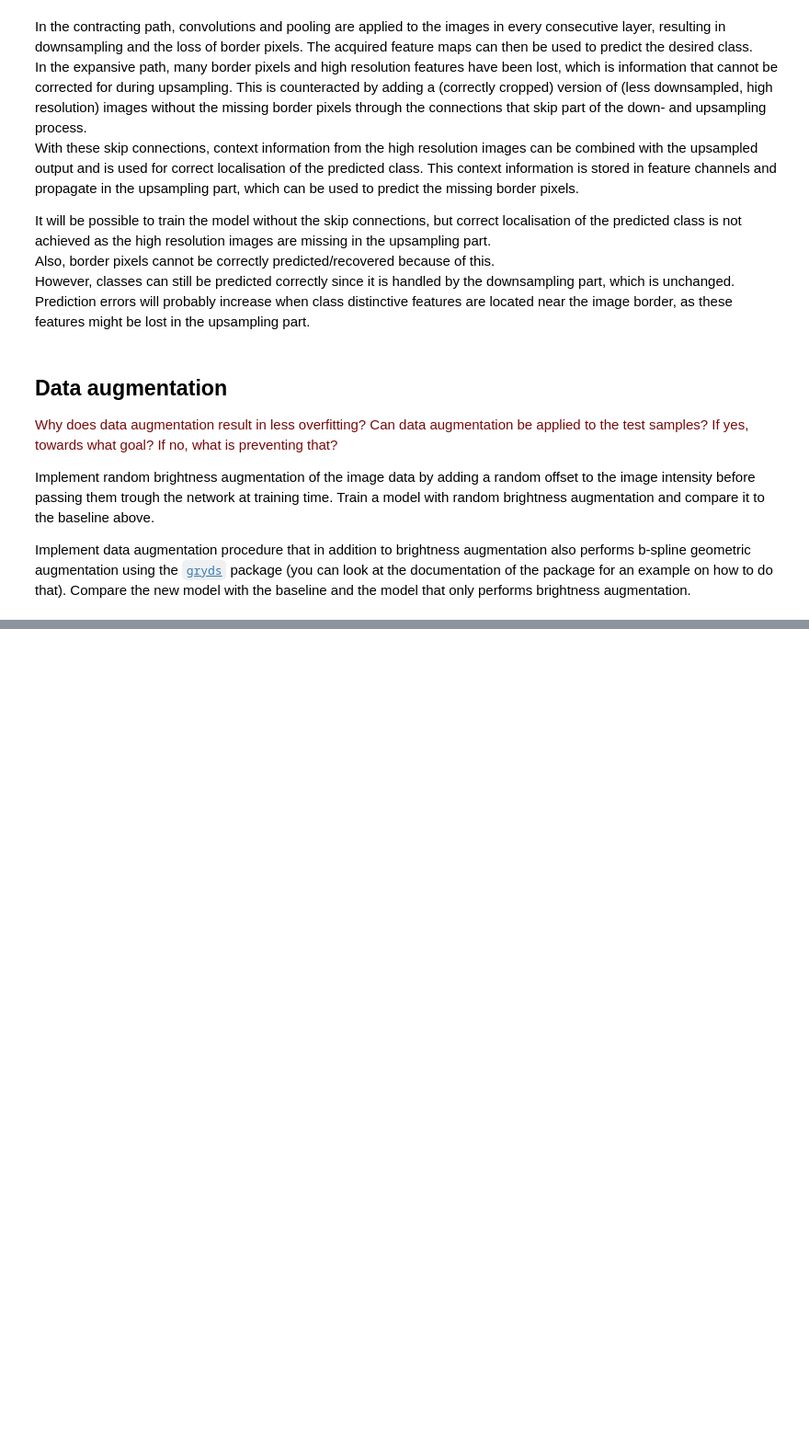
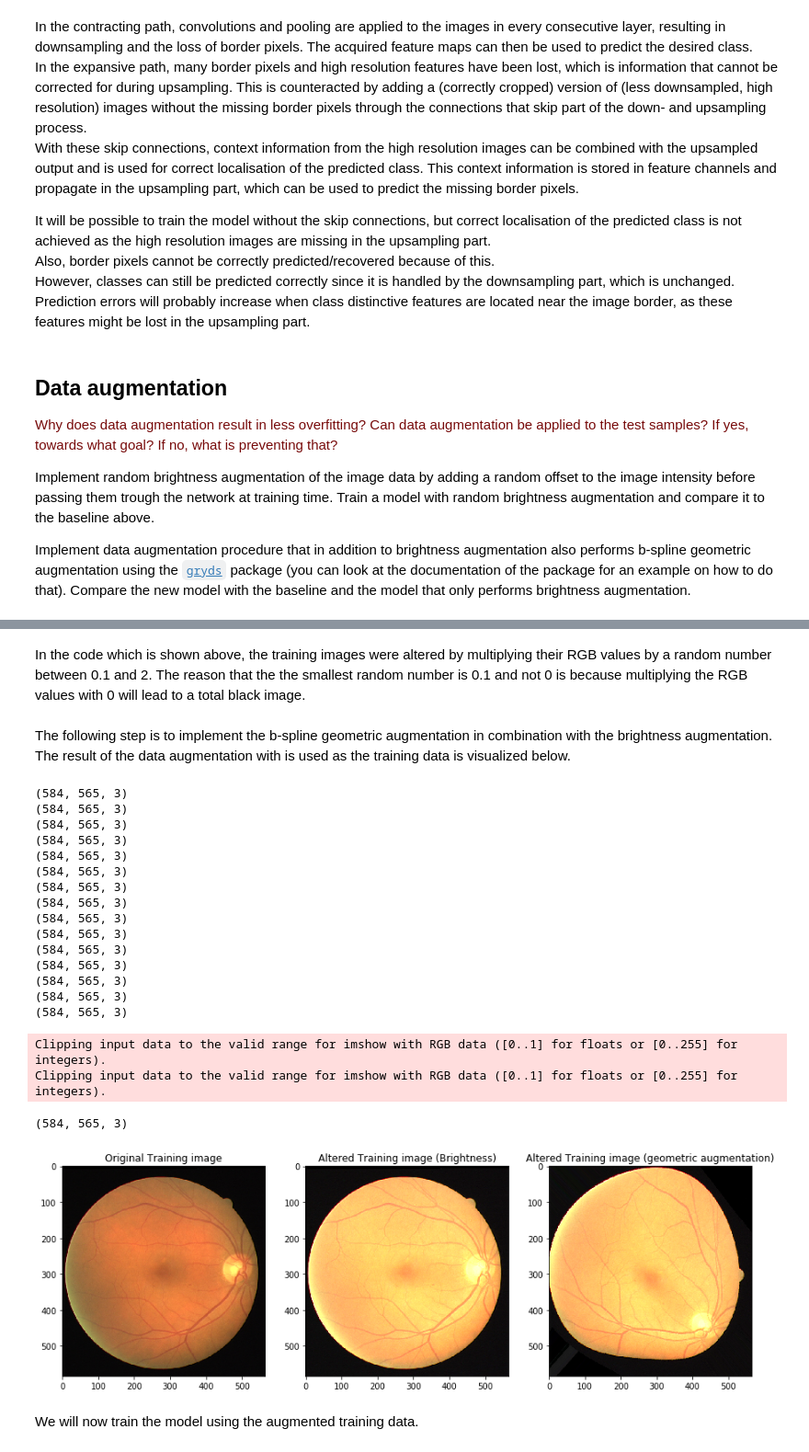
Before and after one commit to tdewaard/8dm40-machine-learning, a Jupyter notebook: practicals/week_4.ipynb, the cells around one changed output, grey strips where cells are left out. Shown at 92% size. Cells and saved outputs as stored; diff of their text form; code cells hidden in the pictures; blank space fills up the shorter version.

Commit message:
update functions_data augmentation

```diff
--- a/practicals/week_4.ipynb
+++ b/practicals/week_4.ipynb
@@ -524,0 +625,47 @@ Implement data augmentation procedure that in addition to brightness augmentatio
+# %% [markdown]
+In the code which is shown above, the training images were altered by multiplying their RGB values by a random number between 0.1 and 2. The reason that the the smallest random number is 0.1 and not 0 is because multiplying the RGB values with 0 will lead to a total black image.
+# %% [markdown]
+The following step is to implement the b-spline geometric augmentation in combination with the brightness augmentation. The result of the data augmentation with is used as the training data is visualized below.
+# %%
+train_images, val_images, train_masks, val_masks, train_segmentations, val_segmentations = train_test_split(
+    images, masks, segmentations, test_size=0.2, random_state=7)
+
+#Create training images with an altered brightness
+train_image_original=train_images[0]
+Altered_brightness_images=change_brightness(train_images)
+
+#Preform b-spline geometric augmentation on the altered training images
+gryd_changes=gryds_function(Altered_brightness_images)
+train_images=gryd_changes
+
+# Visualize the results of the alteration of the training image brightness using the first 2 results.
+fig, ax = plt.subplots(1, 3,figsize=(15, 10))
+ax[0].imshow(train_image_original)
+ax[0].set_title("Original Training image")
+ax[1].imshow(Altered_brightness_images[0])
+ax[1].set_title("Altered Training image (Brightness)")
+ax[2].imshow(gryd_changes[0])
+ax[2].set_title("Altered Training image (geometric augmentation)")
+plt.show()
+# %% [output]
+(584, 565, 3)
+(584, 565, 3)
+(584, 565, 3)
+(584, 565, 3)
+(584, 565, 3)
+(584, 565, 3)
+(584, 565, 3)
+(584, 565, 3)
+(584, 565, 3)
+(584, 565, 3)
+(584, 565, 3)
+(584, 565, 3)
+(584, 565, 3)
+(584, 565, 3)
+(584, 565, 3)
+Clipping input data to the valid range for imshow with RGB data ([0..1] for floats or [0..255] for integers).
+Clipping input data to the valid range for imshow with RGB data ([0..1] for floats or [0..255] for integers).
+(584, 565, 3)
+[figure, added]
+# %% [markdown]
+We will now train the model using the augmented training data.
```
Also changed, not shown: parts of 2 cells of this notebook, 2 other files.
